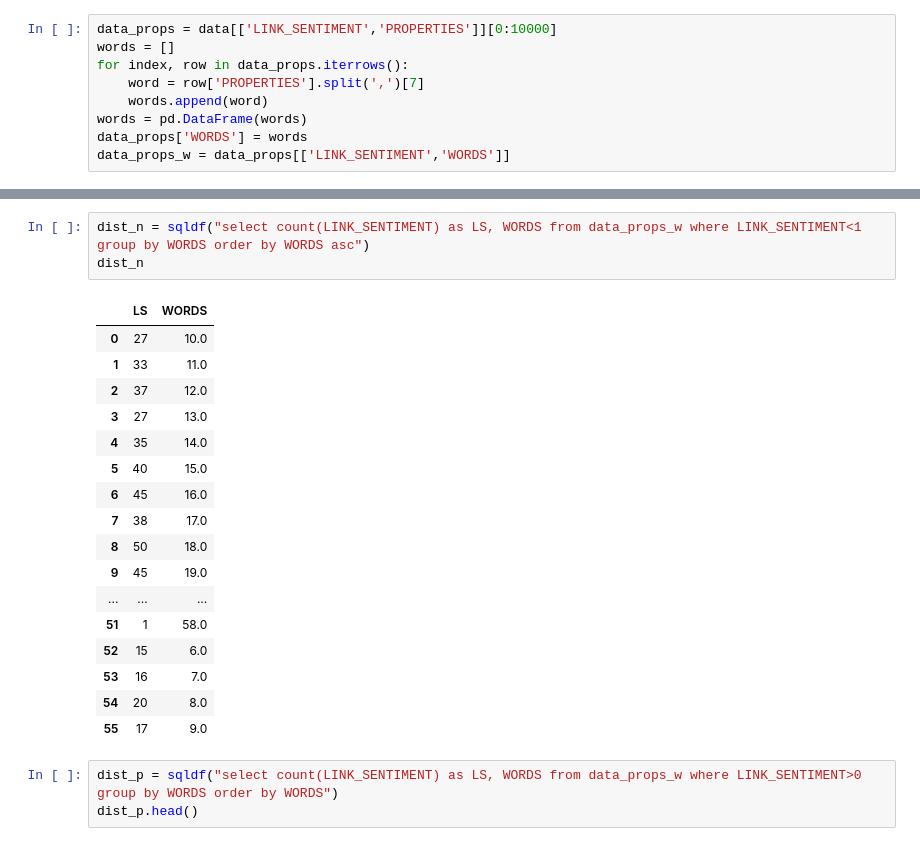
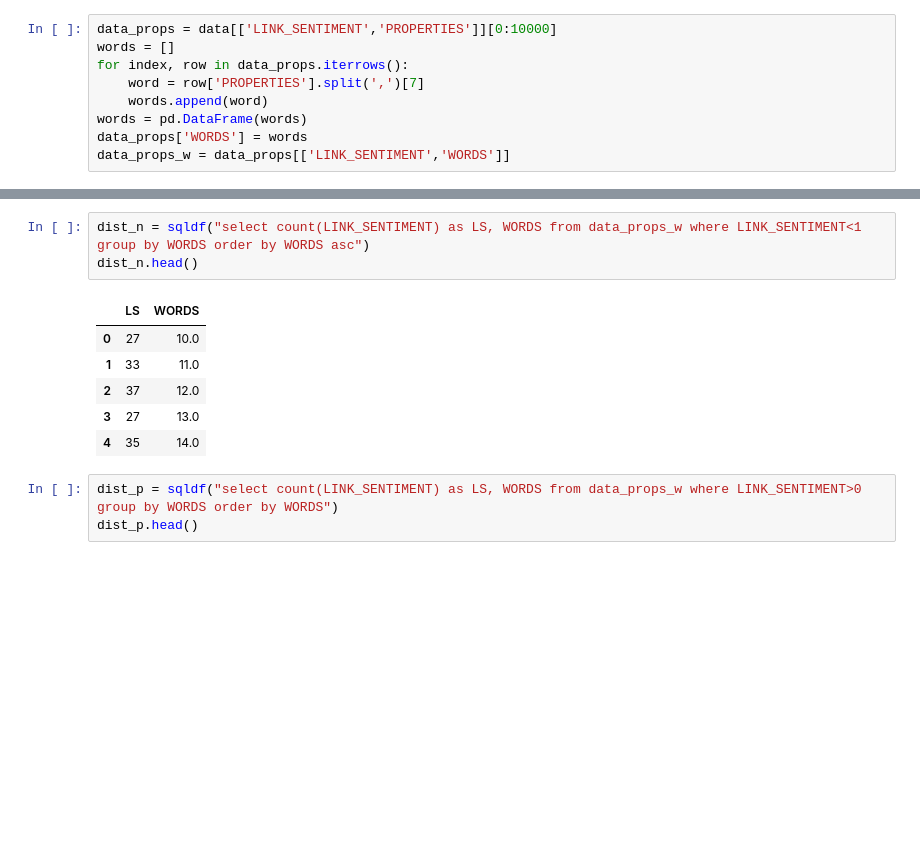
Before and after one commit to maliakber/algorithm-data-model-csc-501, a Jupyter notebook: source/assignment-3/assignment-3-jupnote-maybins.ipynb, the cells around one changed output, grey strips where cells are left out. Cells and saved outputs as stored; diff of their text form; blank space fills up the shorter version.

```diff
--- a/source/assignment-3/assignment-3-jupnote-maybins.ipynb
+++ b/source/assignment-3/assignment-3-jupnote-maybins.ipynb
@@ -50,24 +39,13 @@ data_props_w
 # %%
 dist_n = sqldf("select count(LINK_SENTIMENT) as LS, WORDS from data_props_w where LINK_SENTIMENT<1 group by WORDS order by WORDS asc")
-dist_n
+dist_n.head()
 # %% [output]
 |  | LS | WORDS |
 | 0 | 27 | 10.0 |
 | 1 | 33 | 11.0 |
 | 2 | 37 | 12.0 |
 | 3 | 27 | 13.0 |
 | 4 | 35 | 14.0 |
-| 5 | 40 | 15.0 |
-| 6 | 45 | 16.0 |
-| 7 | 38 | 17.0 |
-| 8 | 50 | 18.0 |
-| 9 | 45 | 19.0 |
-| ... | ... | ... |
-| 51 | 1 | 58.0 |
-| 52 | 15 | 6.0 |
-| 53 | 16 | 7.0 |
-| 54 | 20 | 8.0 |
-| 55 | 17 | 9.0 |
 # %%
 dist_p = sqldf("select count(LINK_SENTIMENT) as LS, WORDS from data_props_w where LINK_SENTIMENT>0 group by WORDS order by WORDS")
 dist_p.head()
```
Also changed, not shown: parts of 25 cells of this notebook.
